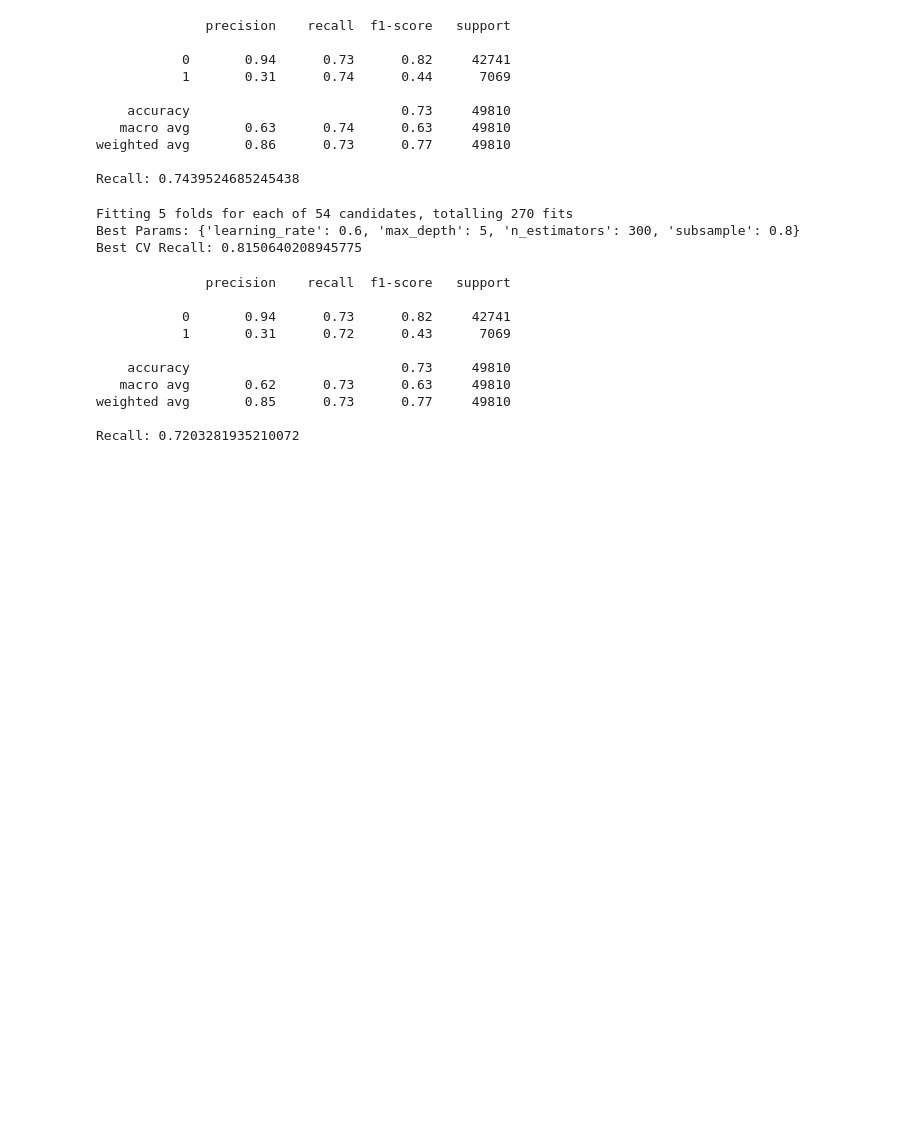
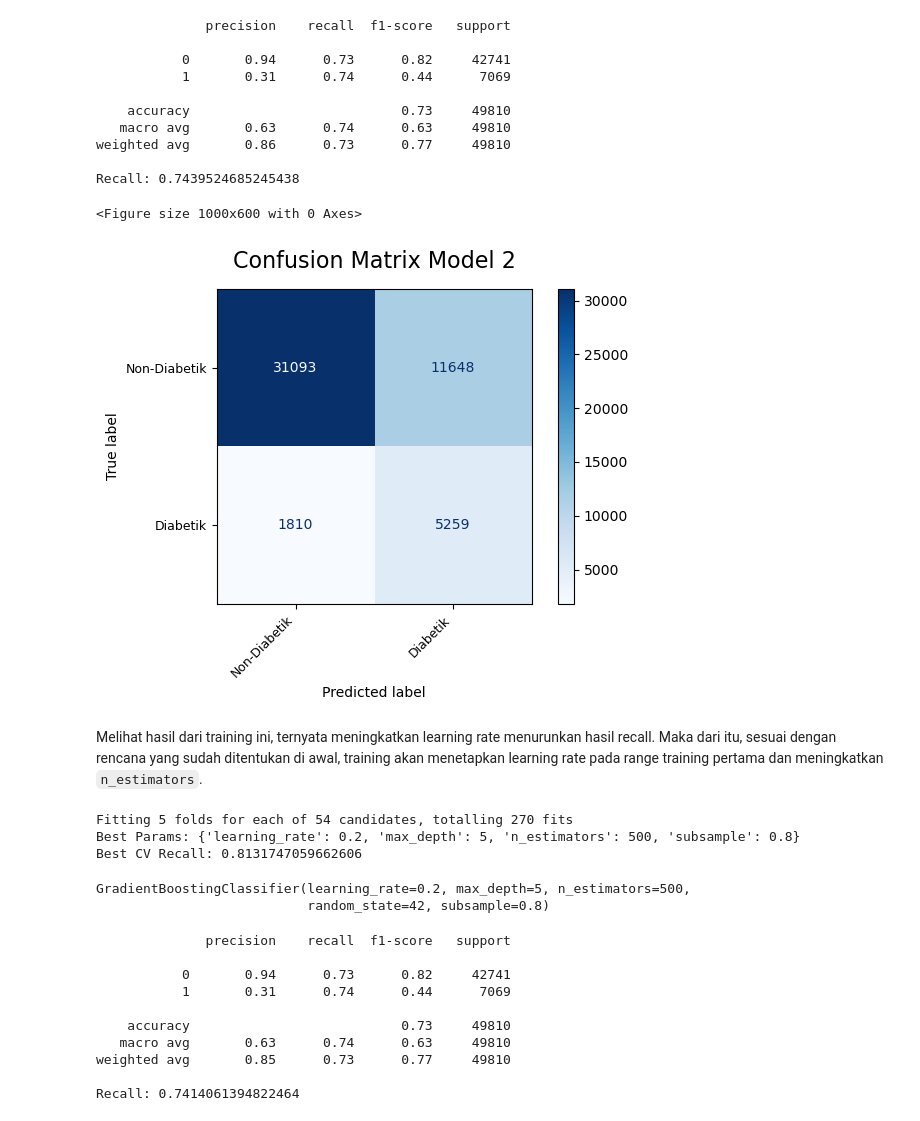
Before and after one commit to FaradayB/Hacktiv8-Assignments, a Jupyter notebook: Mini Project 2/mini_project_2_FaradayBarrFatahillah.ipynb, the cells around one changed output. Cells and saved outputs as stored; diff of their text form; code cells hidden in the pictures; blank space fills up the shorter version.

````diff
--- a/Mini Project 2/mini_project_2_FaradayBarrFatahillah.ipynb
+++ b/Mini Project 2/mini_project_2_FaradayBarrFatahillah.ipynb
@@ -1269,7 +1269,7 @@ plt.show()
 # %% [markdown]
 Seusai dengan rencana sebelumnya, learning rate akan diubah sebagai langkah pertama hyperparameter tuning. Melihat hasil classification report, model memiliki 75.7% recall pada kelas diabetik. Selain itu, hasil dari confusion matrix menandakan masih banyak kelas yang salah terklasifikasi sebagai diabetik, sekitar 1715 data. Maka dari itu, langkah selanjutnya adalah mengubah learning rate menjadi ```[0.2, 0.3, 0.4]``` untuk melihat perbedaan recall.
 # %%
-grid_param = {
+grid_param2 = {
     'n_estimators': [100, 200, 300],
     'learning_rate': [0.2, 0.3, 0.4],
     'max_depth': [3, 4, 5],
@@ -1278,9 +1278,9 @@ grid_param = {
 # %%
 model_gb = GradientBoostingClassifier(random_state=42)
 
-grid_search = GridSearchCV(
+grid_search2 = GridSearchCV(
     model_gb,
-    param_grid=grid_param,
+    param_grid=grid_param2,
     scoring='recall',
     cv=5,
     n_jobs=-1,
@@ -1294,8 +1289,8 @@ GradientBoostingClassifier(learning_rate=0.4, max_depth=5, n_estimators=300,
 # %%
-grid_search.fit(X_sm_train, y_sm_train)
+grid_search2.fit(X_sm_train, y_sm_train)
 
-print("Best Params:", grid_search.best_params_)
-print("Best CV Recall:", grid_search.best_score_)
+print("Best Params:", grid_search2.best_params_)
+print("Best CV Recall:", grid_search2.best_score_)
 # %% [output]
 Fitting 5 folds for each of 54 candidates, totalling 270 fits
 Best Params: {'learning_rate': 0.4, 'max_depth': 5, 'n_estimators': 300, 'subsample': 1.0}
@@ -1303,5 +1303,5 @@ Best CV Recall: 0.8142041716636144
 # %%
-best_gb2 = grid_search.best_estimator_
+best_gb2 = grid_search2.best_estimator_
 
 y_best_pred2 = best_gb2.predict(X_selected_test)
 
@@ -1318,4 +1318,20 @@ print("Recall:", recall_score(y_selected_test, y_best_pred2, pos_label=1))
 weighted avg       0.86      0.73      0.77     49810
 
 Recall: 0.7439524685245438
+# %%
+plt.figure(figsize=(10, 6))
+
+cm = confusion_matrix(y_selected_test, y_best_pred2)
+disp = ConfusionMatrixDisplay(confusion_matrix=cm, display_labels=['Non-Diabetik', 'Diabetik'])
+disp.plot(cmap='Blues', values_format='d')
+plt.title('Confusion Matrix Model 2', fontsize=16, pad=15)
+plt.xticks(rotation=45, ha='right', fontsize=9)
+plt.yticks(rotation=0, fontsize=9)
+plt.tight_layout()
+plt.show()
+# %% [output]
+<Figure size 1000x600 with 0 Axes>
+[figure, added]
+# %% [markdown]
+Melihat hasil dari training ini, ternyata meningkatkan learning rate menurunkan hasil recall. Maka dari itu, sesuai dengan rencana yang sudah ditentukan di awal, training akan menetapkan learning rate pada range training pertama dan meningkatkan ```n_estimators```.
 # %%
@@ -1337,16 +1353,21 @@ grid_search = GridSearchCV(
     verbose=1
 )
 # %%
-grid_search.fit(X_sm_train, y_sm_train)
+grid_search3.fit(X_sm_train, y_sm_train)
 
-print("Best Params:", grid_search.best_params_)
-print("Best CV Recall:", grid_search.best_score_)
+print("Best Params:", grid_search3.best_params_)
+print("Best CV Recall:", grid_search3.best_score_)
 # %% [output]
 Fitting 5 folds for each of 54 candidates, totalling 270 fits
-Best Params: {'learning_rate': 0.6, 'max_depth': 5, 'n_estimators': 300, 'subsample': 0.8}
-Best CV Recall: 0.8150640208945775
+Best Params: {'learning_rate': 0.2, 'max_depth': 5, 'n_estimators': 500, 'subsample': 0.8}
+Best CV Recall: 0.8131747059662606
+# %%
+grid_search3.best_estimator_
+# %% [output]
+GradientBoostingClassifier(learning_rate=0.2, max_depth=5, n_estimators=500,
+                           random_state=42, subsample=0.8)
 # %%
-best_gb3 = grid_search.best_estimator_
+best_gb3 = grid_search3.best_estimator_
 
 y_best_pred3 = best_gb3.predict(X_selected_test)
 
@@ -1356,10 +1377,10 @@ print("Recall:", recall_score(y_selected_test, y_best_pred3, pos_label=1))
               precision    recall  f1-score   support
 
            0       0.94      0.73      0.82     42741
-           1       0.31      0.72      0.43      7069
+           1       0.31      0.74      0.44      7069
 
     accuracy                           0.73     49810
-   macro avg       0.62      0.73      0.63     49810
+   macro avg       0.63      0.74      0.63     49810
 weighted avg       0.85      0.73      0.77     49810
 
-Recall: 0.7203281935210072
+Recall: 0.7414061394822464
````
Also changed, not shown: parts of 16 cells of this notebook.
